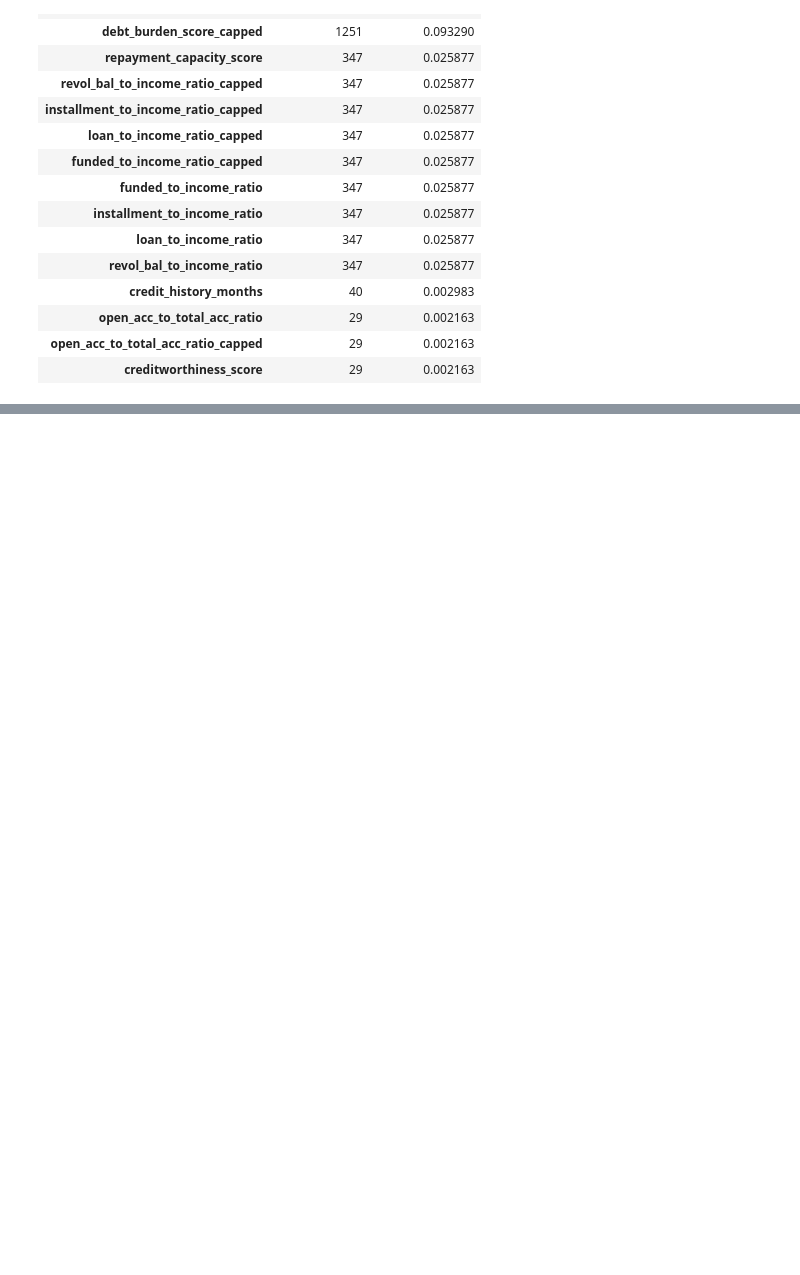
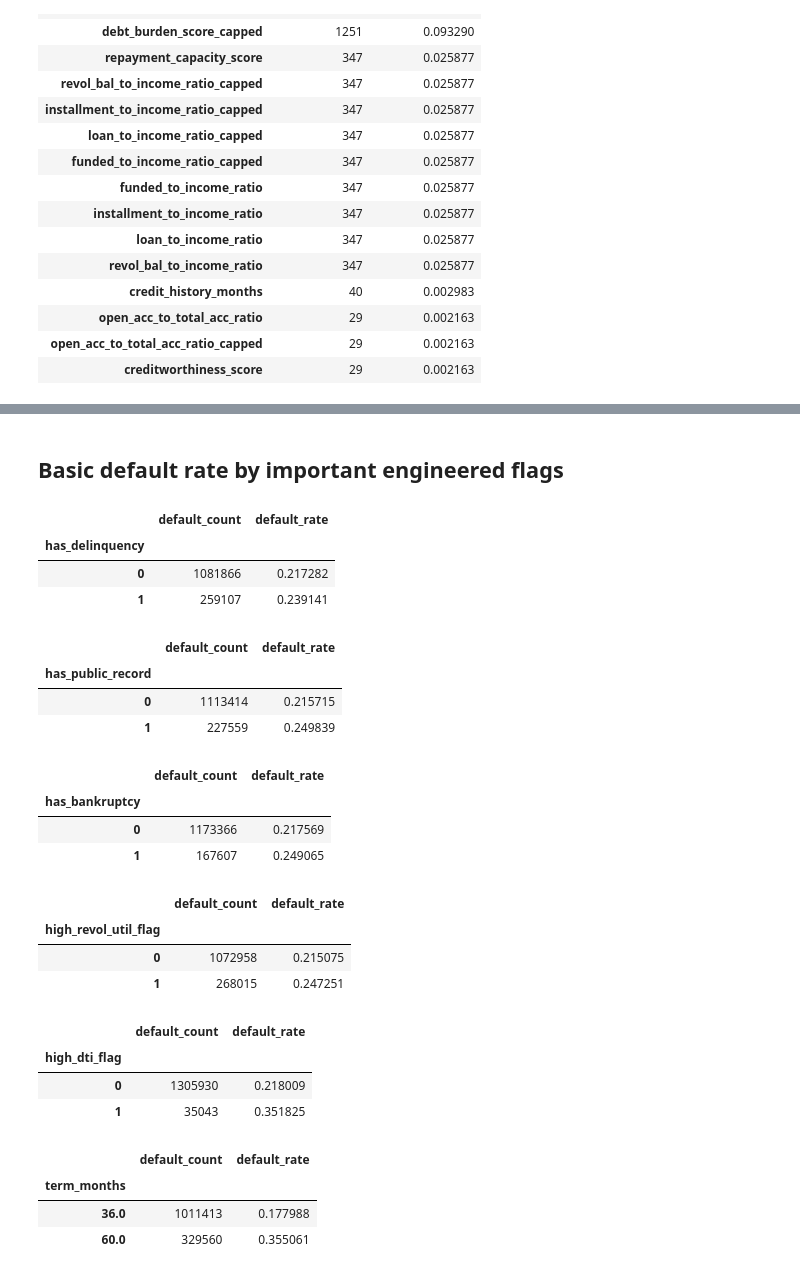
Before and after one commit to Shankari-Mohanakrishnan/lending-club-intelligent-borrower-profiling, a Jupyter notebook: notebooks/03_Feature_Engineering.ipynb, the cells around one changed output, grey strips where cells are left out. Drawn from its saved outputs; the diff is of its cells as text; code cells hidden in the pictures; blank space fills up the shorter version.

```diff
--- a/notebooks/03_Feature_Engineering.ipynb
+++ b/notebooks/03_Feature_Engineering.ipynb
@@ -453,0 +478,39 @@ engineered_missing[engineered_missing['missing_percent']>0]
+# %% [markdown]
+## Basic default rate by important engineered flags
+# %%
+flag_cols = [
+    "has_delinquency",
+    "has_public_record",
+    "has_bankruptcy",
+    "high_revol_util_flag",
+    "high_dti_flag",
+    "term_months"
+]
+
+for col in flag_cols:
+    display(df.groupby(col)['default_flag'].agg(['count','mean']).rename(columns={'count':'default_count','mean':'default_rate'}).sort_index())
+# %% [output]
+|  | default_count | default_rate |
+| has_delinquency |  |  |
+| 0 | 1081866 | 0.217282 |
+| 1 | 259107 | 0.239141 |
+|  | default_count | default_rate |
+| has_public_record |  |  |
+| 0 | 1113414 | 0.215715 |
+| 1 | 227559 | 0.249839 |
+|  | default_count | default_rate |
+| has_bankruptcy |  |  |
+| 0 | 1173366 | 0.217569 |
+| 1 | 167607 | 0.249065 |
+|  | default_count | default_rate |
+| high_revol_util_flag |  |  |
+| 0 | 1072958 | 0.215075 |
+| 1 | 268015 | 0.247251 |
+|  | default_count | default_rate |
+| high_dti_flag |  |  |
+| 0 | 1305930 | 0.218009 |
+| 1 | 35043 | 0.351825 |
+|  | default_count | default_rate |
+| term_months |  |  |
+| 36.0 | 1011413 | 0.177988 |
+| 60.0 | 329560 | 0.355061 |
```
Also changed, not shown: parts of 4 cells of this notebook.
